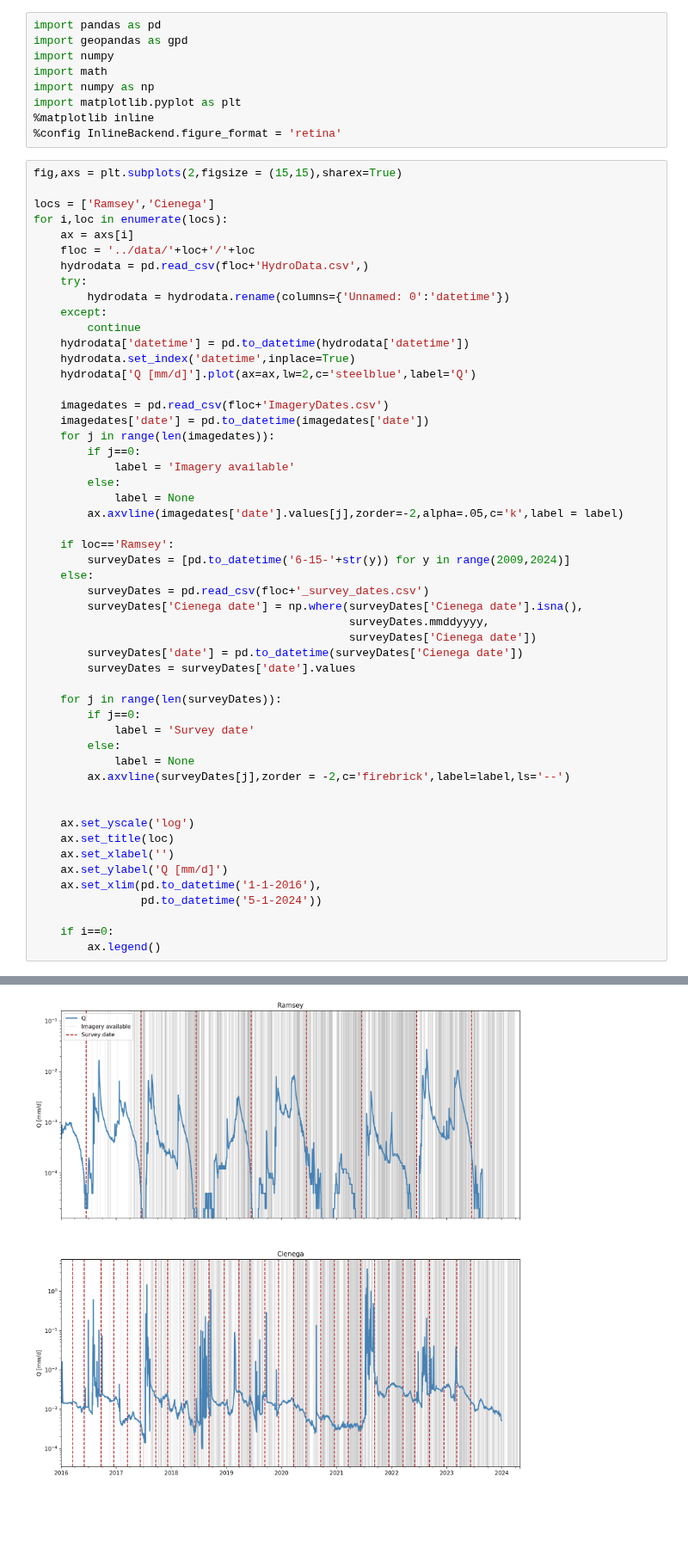
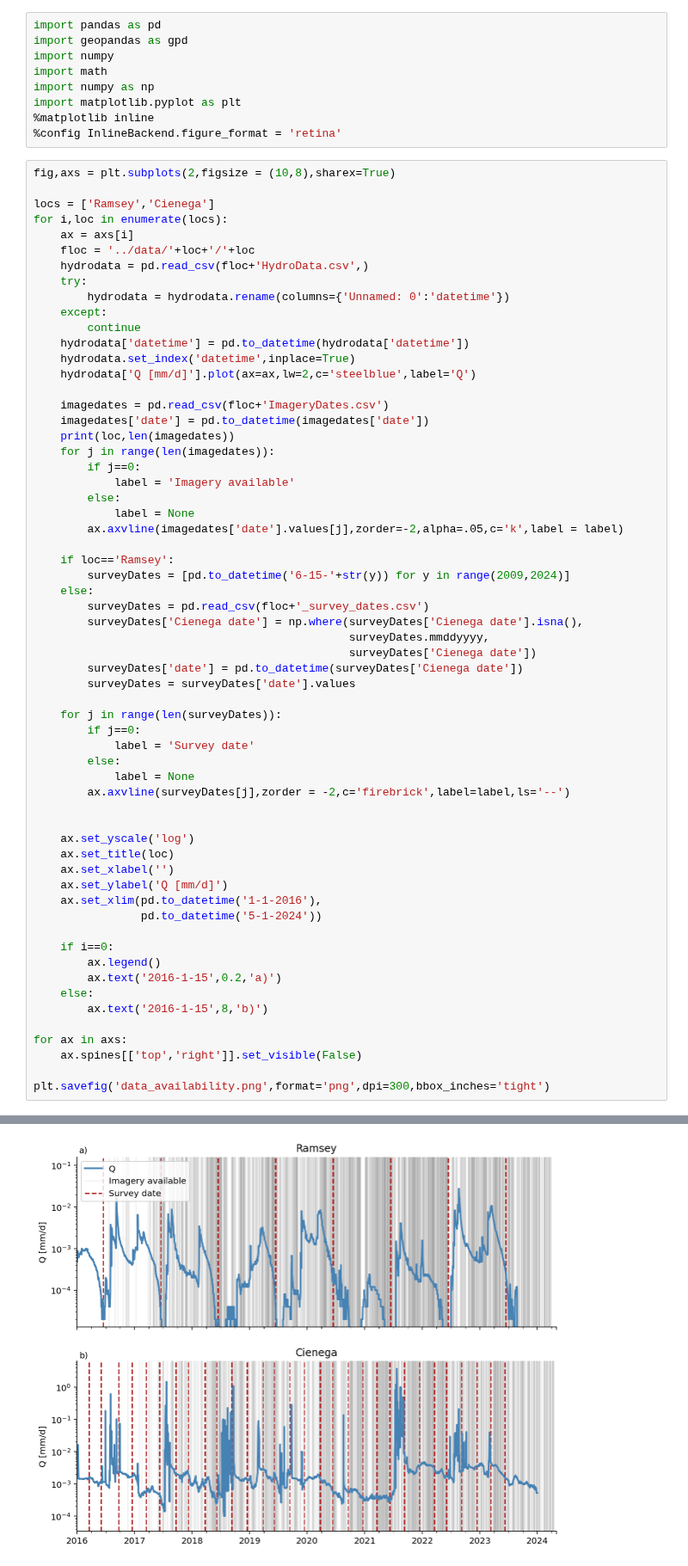
Before and after one commit to lapidesd/SanPedro_wetdry_pilot, a Jupyter notebook: code/imagery_dates_explore.ipynb, the cells around one changed output, grey strips where cells are left out. Shown at 86% size. Drawn from its saved outputs; the diff is of its cells as text; blank space fills up the shorter version.

```diff
--- a/code/imagery_dates_explore.ipynb
+++ b/code/imagery_dates_explore.ipynb
@@ -8,7 +8,7 @@ import matplotlib.pyplot as plt
 %matplotlib inline
 %config InlineBackend.figure_format = 'retina'
 # %%
-fig,axs = plt.subplots(2,figsize = (15,15),sharex=True)
+fig,axs = plt.subplots(2,figsize = (10,8),sharex=True)
 
 locs = ['Ramsey','Cienega']
 for i,loc in enumerate(locs):
@@ -25,6 +25,7 @@ for i,loc in enumerate(locs):
 
     imagedates = pd.read_csv(floc+'ImageryDates.csv')
     imagedates['date'] = pd.to_datetime(imagedates['date'])
+    print(loc,len(imagedates))
     for j in range(len(imagedates)):
         if j==0:
             label = 'Imagery available'
@@ -59,4 +60,12 @@ for i,loc in enumerate(locs):
 
     if i==0:
         ax.legend()
+        ax.text('2016-1-15',0.2,'a)')
+    else:
+        ax.text('2016-1-15',8,'b)')
+
+for ax in axs:
+    ax.spines[['top','right']].set_visible(False)
+
+plt.savefig('data_availability.png',format='png',dpi=300,bbox_inches='tight')
 # %% [output]
@@ -63 +74 @@ for i,loc in enumerate(locs):
-[figure, old version]
+[figure, new version]
```
Also changed, not shown: parts of 2 cells of this notebook, 21 other files.
